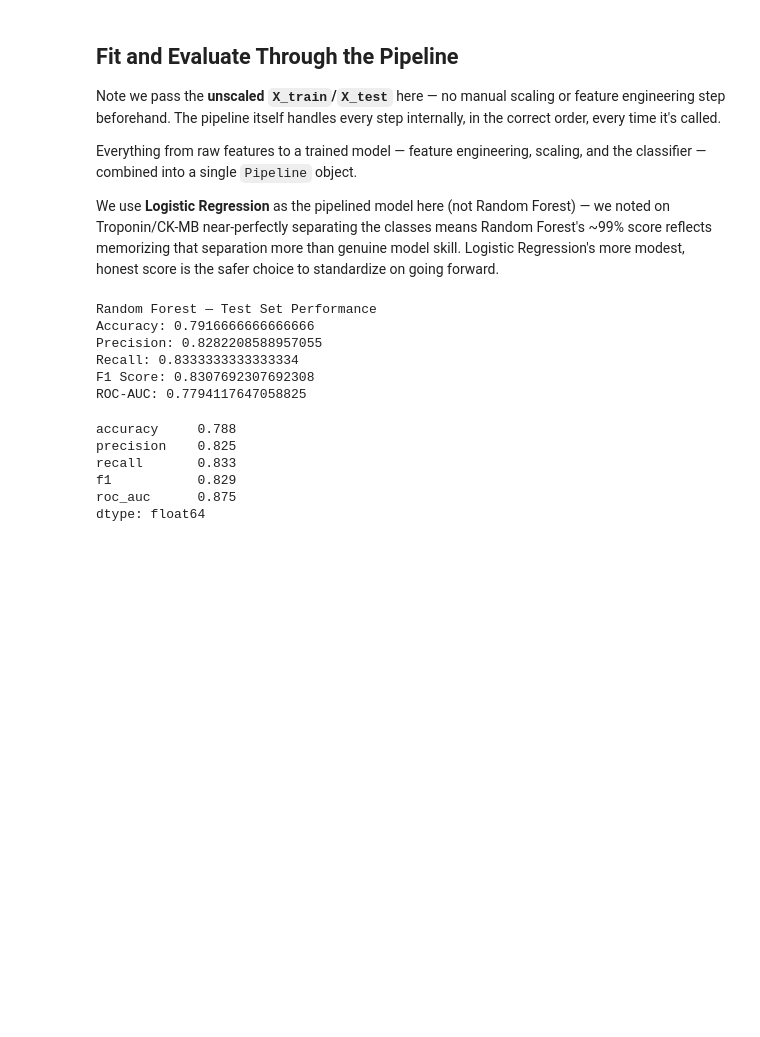
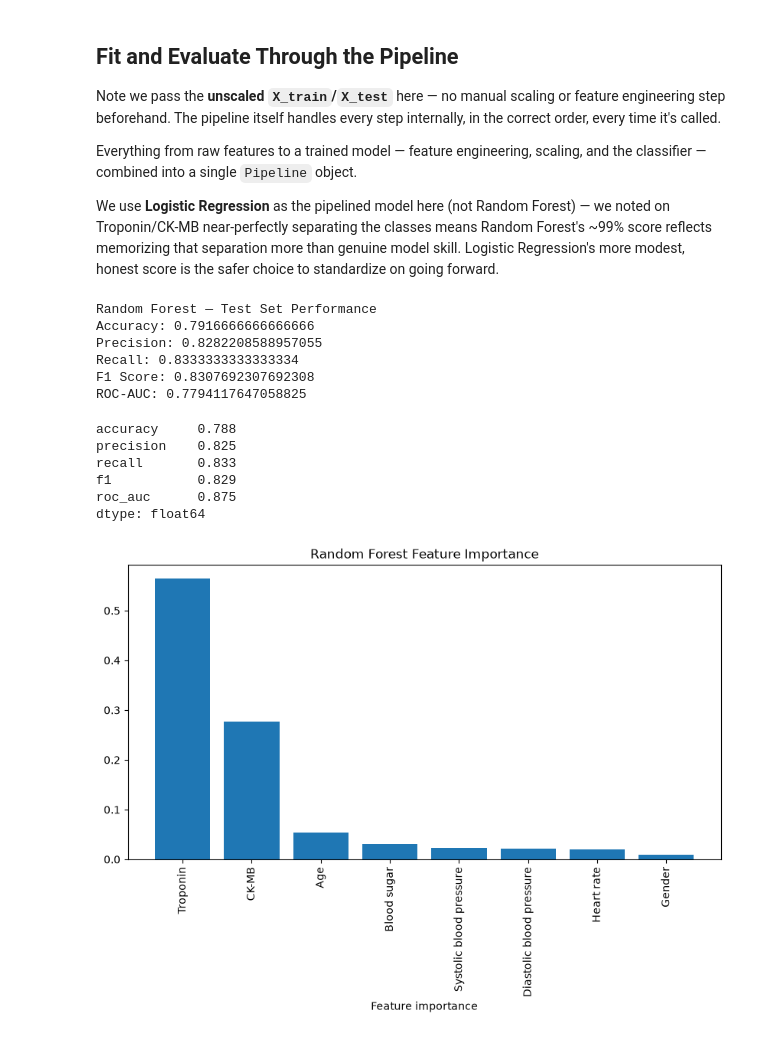
Before and after one commit to Nour-Tamimi/BinXtraining, a Jupyter notebook: Project/notebooks/modeling.ipynb, the cells around one changed output. Drawn from its saved outputs; the diff is of its cells as text; code cells hidden in the pictures; blank space fills up the shorter version.

```diff
--- a/Project/notebooks/modeling.ipynb
+++ b/Project/notebooks/modeling.ipynb
@@ -217,3 +217,18 @@ recall       0.833
 f1           0.829
 roc_auc      0.875
 dtype: float64
+# %%
+import numpy as np
+feature_importances =rf_model.feature_importances_
+feature_names= X.columns
+
+#Sort and Plot
+sorted_indicies= np.argsort(feature_importances)[::-1]
+plt .figure(figsize=(10,5))
+plt.bar(range(len(feature_importances)),feature_importances[sorted_indicies],align='center')
+plt.xticks(range(len(feature_importances)),np.array(feature_names)[sorted_indicies], rotation=90)
+plt.xlabel('Feature importance')
+plt.title("Random Forest Feature Importance")
+plt.show()
+# %% [output]
+[figure, added]
```
Also changed, not shown: 1 other file.
